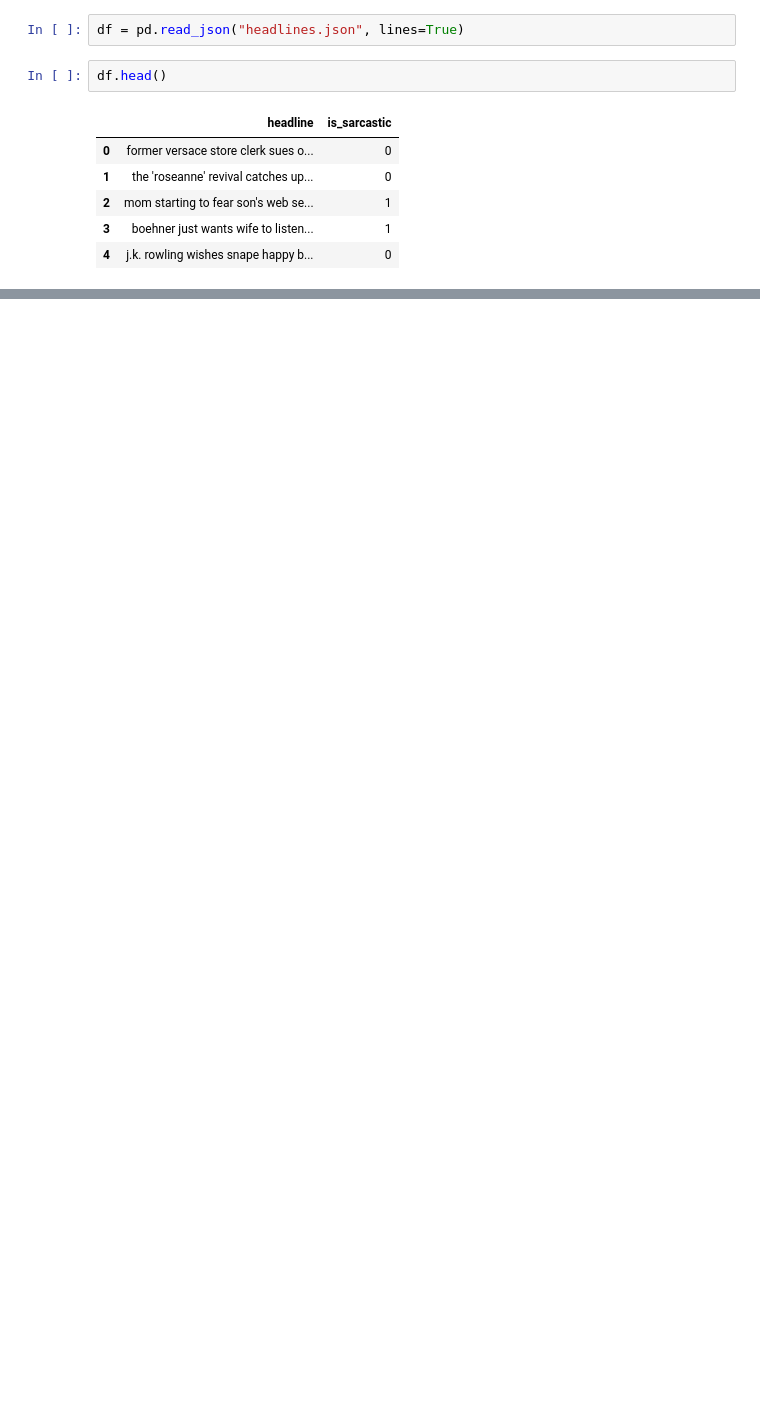
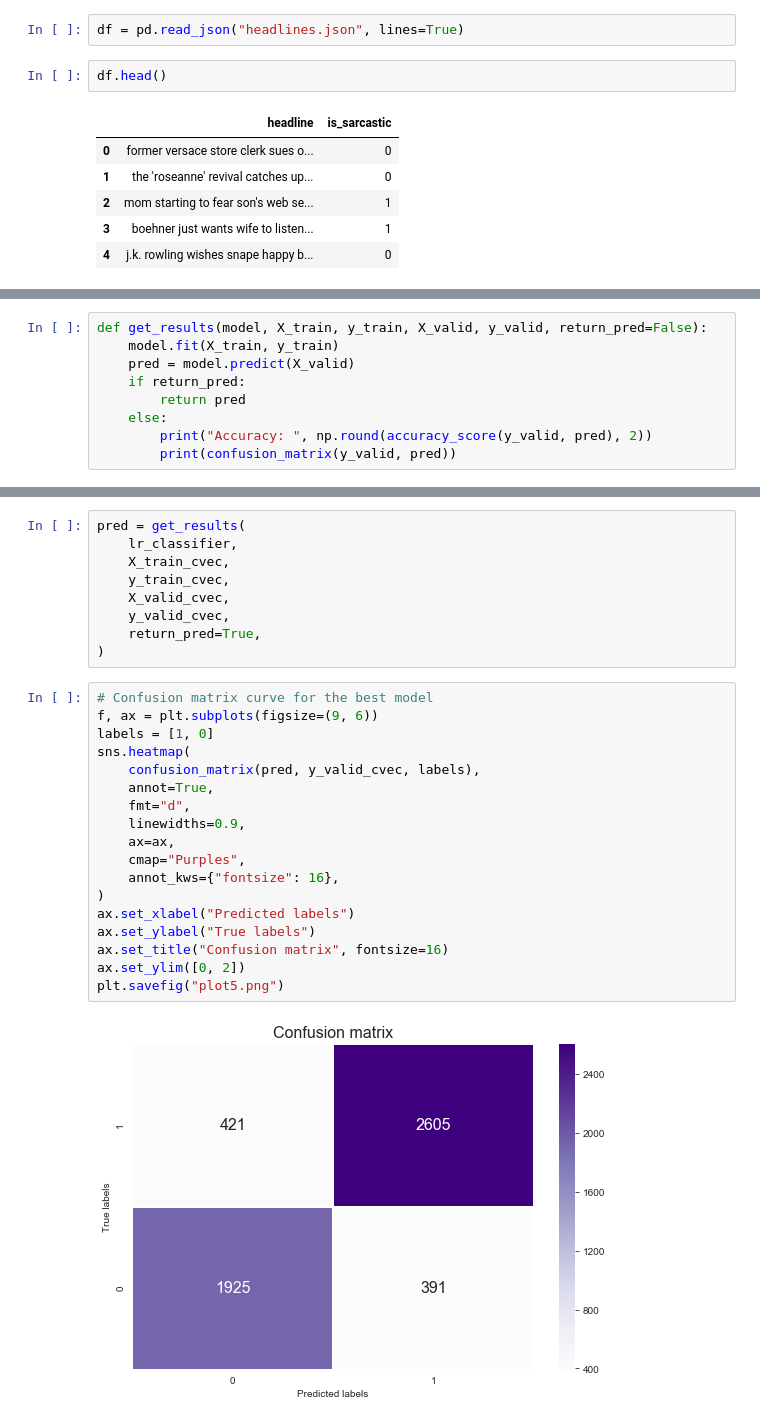
Before and after one commit to akocienia/sarcasm_detection, a Jupyter notebook: sarcasm_detection.ipynb, the cells around one changed output, grey strips where cells are left out. Saved outputs shown, nothing was run; the diff lists cells and outputs as text; blank space fills up the shorter version.

```diff
--- a/sarcasm_detection.ipynb
+++ b/sarcasm_detection.ipynb
@@ -98,0 +139,9 @@ array([[3613,  831],
+# %%
+def get_results(model, X_train, y_train, X_valid, y_valid, return_pred=False):
+    model.fit(X_train, y_train)
+    pred = model.predict(X_valid)
+    if return_pred:
+        return pred
+    else:
+        print("Accuracy: ", np.round(accuracy_score(y_valid, pred), 2))
+        print(confusion_matrix(y_valid, pred))
@@ -98,0 +220,29 @@ array([[3613,  831],
+# %%
+pred = get_results(
+    lr_classifier,
+    X_train_cvec,
+    y_train_cvec,
+    X_valid_cvec,
+    y_valid_cvec,
+    return_pred=True,
+)
+# %%
+# Confusion matrix curve for the best model
+f, ax = plt.subplots(figsize=(9, 6))
+labels = [1, 0]
+sns.heatmap(
+    confusion_matrix(pred, y_valid_cvec, labels),
+    annot=True,
+    fmt="d",
+    linewidths=0.9,
+    ax=ax,
+    cmap="Purples",
+    annot_kws={"fontsize": 16},
+)
+ax.set_xlabel("Predicted labels")
+ax.set_ylabel("True labels")
+ax.set_title("Confusion matrix", fontsize=16)
+ax.set_ylim([0, 2])
+plt.savefig("plot5.png")
+# %% [output]
+[figure, added]
```
Also changed, not shown: parts of 42 cells of this notebook, 4 other files.
